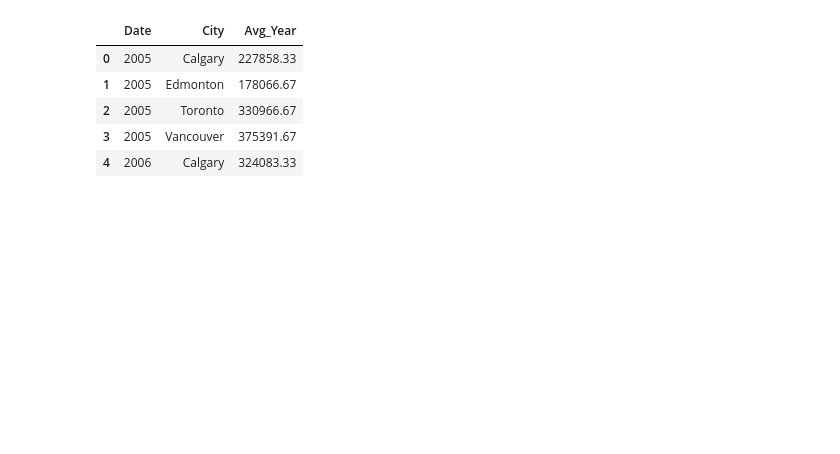
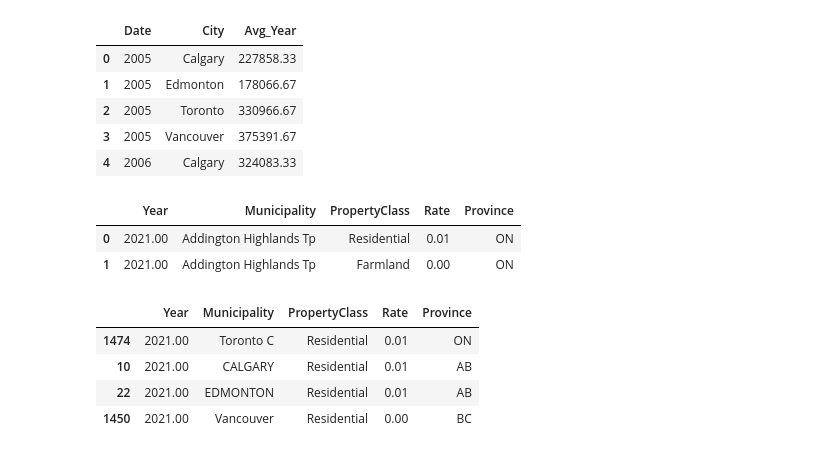
Before and after one commit to ddsarai/propertTax_comps, a Jupyter notebook: ON_AB_BC_2021_comp.ipynb, the cells around one changed output. Drawn from its saved outputs; the diff is of its cells as text; code cells hidden in the pictures; blank space fills up the shorter version.

```diff
--- a/ON_AB_BC_2021_comp.ipynb
+++ b/ON_AB_BC_2021_comp.ipynb
@@ -120,0 +135,15 @@ mls_data_avg_year.head()
+# %%
+ptax_2021.head(2)
+# %% [output]
+|  | Year | Municipality | PropertyClass | Rate | Province |
+| 0 | 2021.00 | Addington Highlands Tp | Residential | 0.01 | ON |
+| 1 | 2021.00 | Addington Highlands Tp | Farmland | 0.00 | ON |
+# %%
+cities = ['Toronto C', 'Vancouver', 'EDMONTON', 'CALGARY']
+ptax_2021[(ptax_2021['Municipality'].isin(cities)) & (ptax_2021['PropertyClass'] == 'Residential')]
+# %% [output]
+|  | Year | Municipality | PropertyClass | Rate | Province |
+| 1474 | 2021.00 | Toronto C | Residential | 0.01 | ON |
+| 10 | 2021.00 | CALGARY | Residential | 0.01 | AB |
+| 22 | 2021.00 | EDMONTON | Residential | 0.01 | AB |
+| 1450 | 2021.00 | Vancouver | Residential | 0.00 | BC |
```
Also changed, not shown: parts of 9 cells of this notebook.
